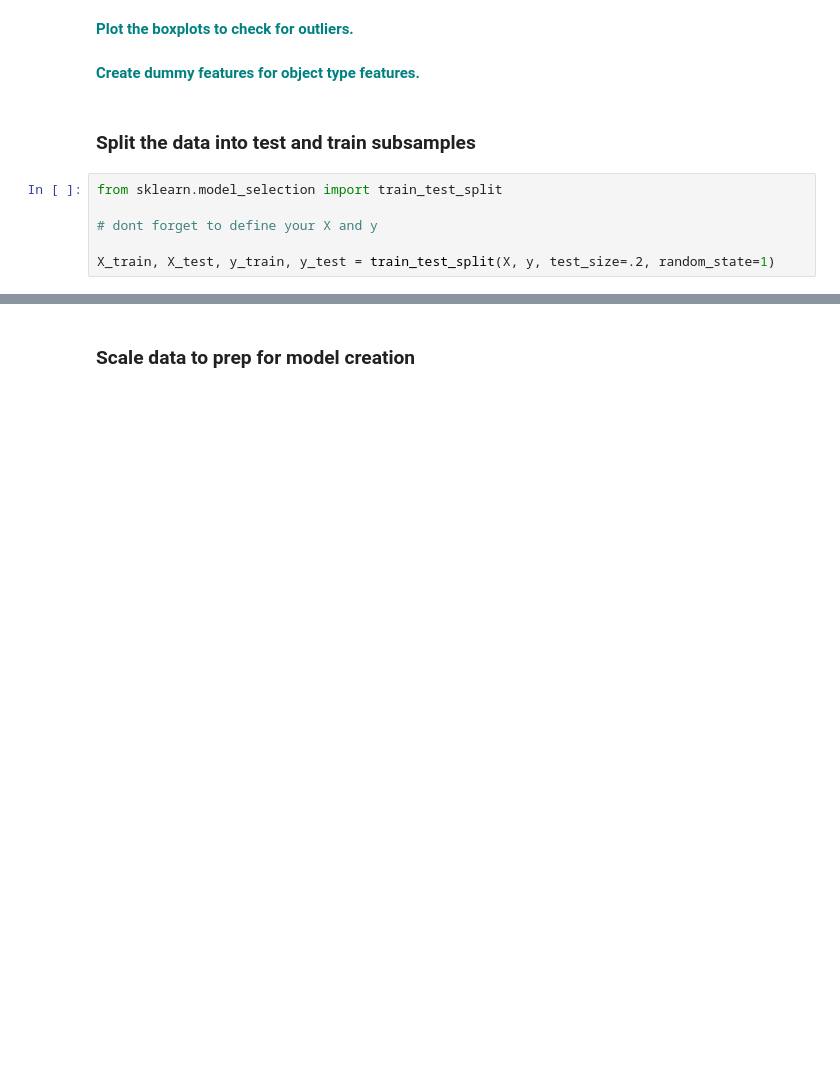
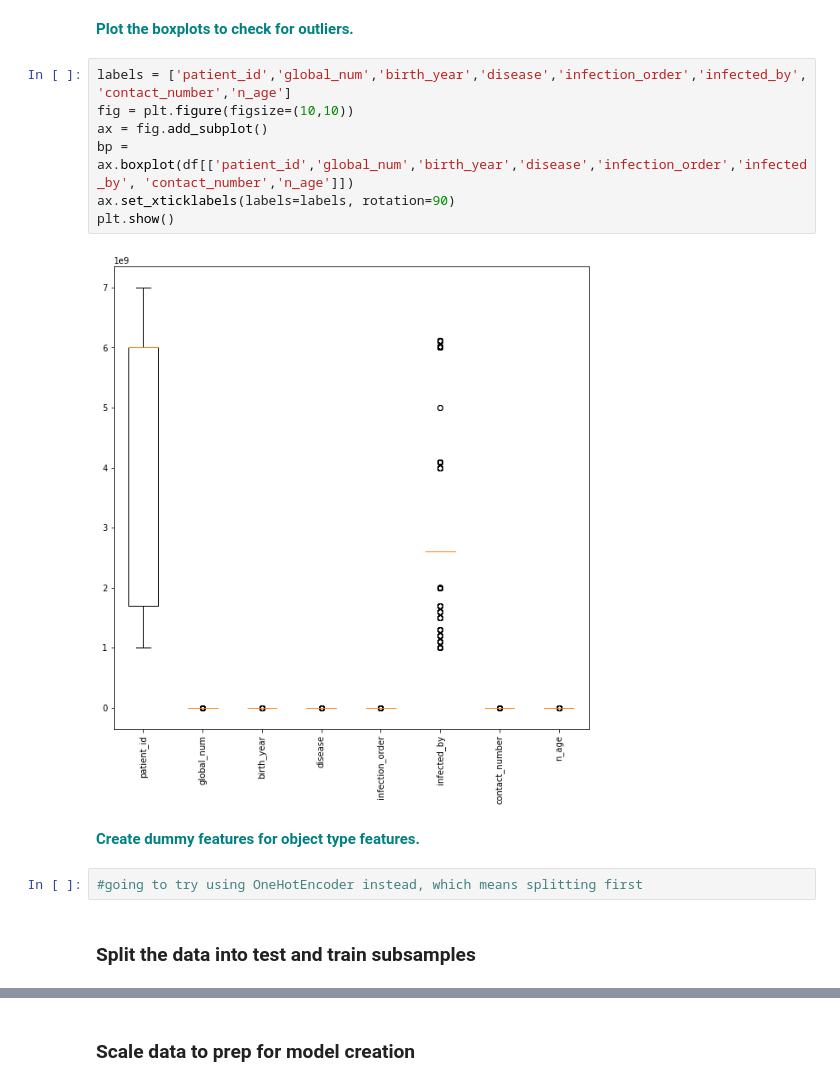
Before and after one commit to ehardwick2/RandomForest_Covid19_Case_Study, a Jupyter notebook: RandomForest_casestudy_covid19.ipynb, the cells around one changed output, grey strips where cells are left out. Cells and saved outputs as stored; diff of their text form; blank space fills up the shorter version.

```diff
--- a/RandomForest_casestudy_covid19.ipynb
+++ b/RandomForest_casestudy_covid19.ipynb
@@ -328,12 +339,17 @@ vn
 # %% [markdown]
 **<font color='teal'> Plot the boxplots to check for outliers. </font>**
+# %%
+labels = ['patient_id','global_num','birth_year','disease','infection_order','infected_by', 'contact_number','n_age']
+fig = plt.figure(figsize=(10,10))
+ax = fig.add_subplot()
+bp = ax.boxplot(df[['patient_id','global_num','birth_year','disease','infection_order','infected_by', 'contact_number','n_age']])
+ax.set_xticklabels(labels=labels, rotation=90)
+plt.show()
+# %% [output]
+[figure, added]
 # %% [markdown]
 **<font color='teal'> Create dummy features for object type features. </font>**
+# %%
+#going to try using OneHotEncoder instead, which means splitting first
 # %% [markdown]
 ### Split the data into test and train subsamples
-# %%
-from sklearn.model_selection import train_test_split
-
-# dont forget to define your X and y
-
-X_train, X_test, y_train, y_test = train_test_split(X, y, test_size=.2, random_state=1)
```
Also changed, not shown: parts of 18 cells of this notebook.
